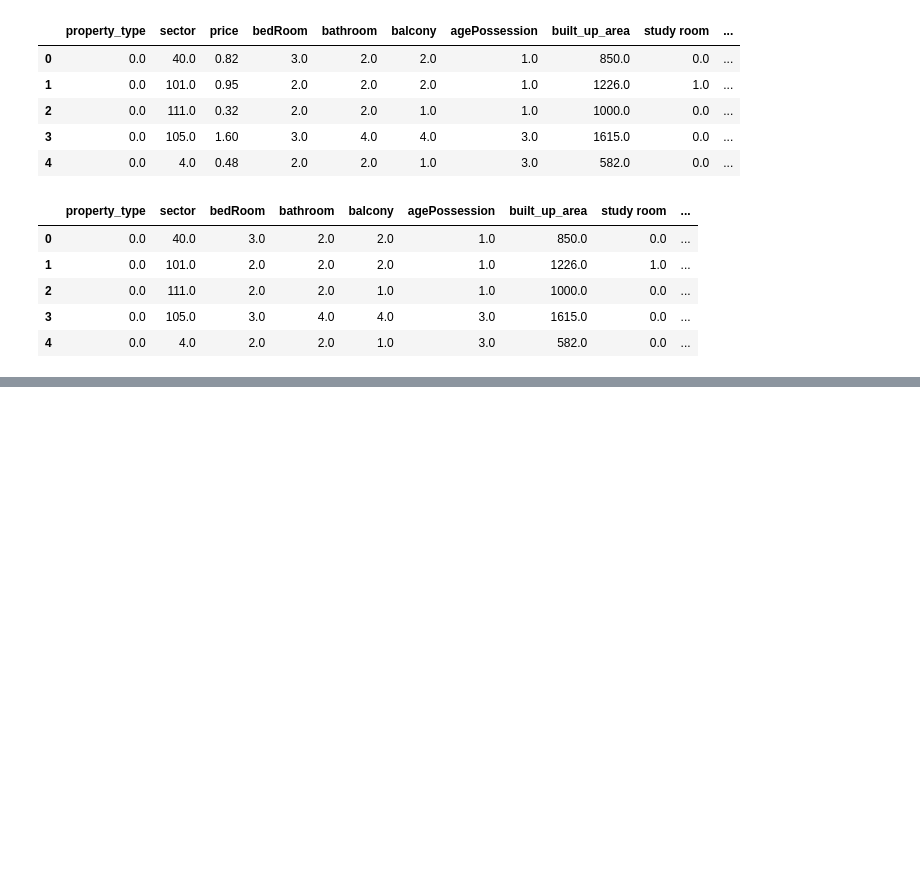
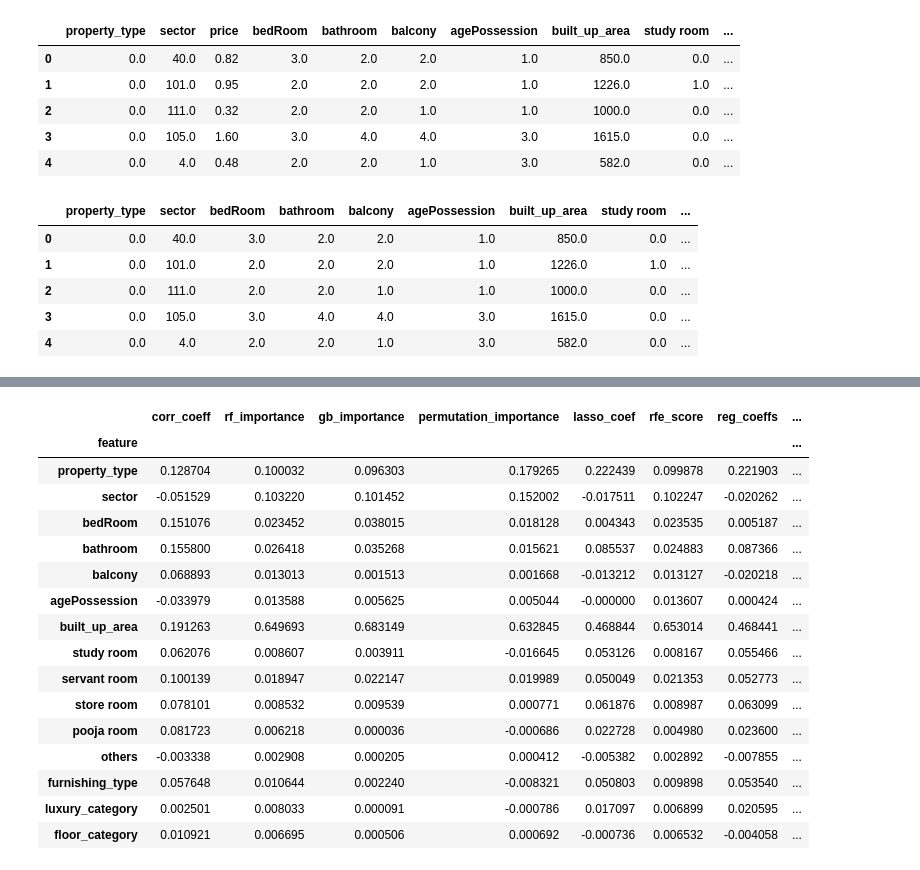
Before and after one commit to Data-Gyan/HousingAdvisor, a Jupyter notebook: featureSelection-featureEngineering.ipynb, the cells around one changed output, grey strips where cells are left out. Cells and saved outputs as stored; diff of their text form; code cells hidden in the pictures; blank space fills up the shorter version.

```diff
--- a/featureSelection-featureEngineering.ipynb
+++ b/featureSelection-featureEngineering.ipynb
@@ -212,0 +277,12 @@ x_label.head()
+# %%
+from sklearn.ensemble import GradientBoostingRegressor
+# train randomforestregressor on ;abel encoded data
+gb_label = GradientBoostingRegressor()
+gb_label.fit(X_label, y_label)
+
+#extract feature importance score for label encoded data
+fi_df3 = pd.DataFrame({
+    'feature':X_label.columns,
+    'gb_importance':gb_label.feature_importances_
+    }).sort_values(by='gb_importance', ascending=False)
+fi_df3
@@ -212,0 +525,21 @@ x_label.head()
+# %%
+norm_final_df = final_df.set_index('feature') / final_df.set_index('feature').sum()
+norm_final_df
+# %% [output]
+|  | corr_coeff | rf_importance | gb_importance | permutation_importance | lasso_coef | rfe_score | reg_coeffs | ... |
+| feature |  |  |  |  |  |  |  | ... |
+| property_type | 0.128704 | 0.100032 | 0.096303 | 0.179265 | 0.222439 | 0.099878 | 0.221903 | ... |
+| sector | -0.051529 | 0.103220 | 0.101452 | 0.152002 | -0.017511 | 0.102247 | -0.020262 | ... |
+| bedRoom | 0.151076 | 0.023452 | 0.038015 | 0.018128 | 0.004343 | 0.023535 | 0.005187 | ... |
+| bathroom | 0.155800 | 0.026418 | 0.035268 | 0.015621 | 0.085537 | 0.024883 | 0.087366 | ... |
+| balcony | 0.068893 | 0.013013 | 0.001513 | 0.001668 | -0.013212 | 0.013127 | -0.020218 | ... |
+| agePossession | -0.033979 | 0.013588 | 0.005625 | 0.005044 | -0.000000 | 0.013607 | 0.000424 | ... |
+| built_up_area | 0.191263 | 0.649693 | 0.683149 | 0.632845 | 0.468844 | 0.653014 | 0.468441 | ... |
+| study room | 0.062076 | 0.008607 | 0.003911 | -0.016645 | 0.053126 | 0.008167 | 0.055466 | ... |
+| servant room | 0.100139 | 0.018947 | 0.022147 | 0.019989 | 0.050049 | 0.021353 | 0.052773 | ... |
+| store room | 0.078101 | 0.008532 | 0.009539 | 0.000771 | 0.061876 | 0.008987 | 0.063099 | ... |
+| pooja room | 0.081723 | 0.006218 | 0.000036 | -0.000686 | 0.022728 | 0.004980 | 0.023600 | ... |
+| others | -0.003338 | 0.002908 | 0.000205 | 0.000412 | -0.005382 | 0.002892 | -0.007855 | ... |
+| furnishing_type | 0.057648 | 0.010644 | 0.002240 | -0.008321 | 0.050803 | 0.009898 | 0.053540 | ... |
+| luxury_category | 0.002501 | 0.008033 | 0.000091 | -0.000786 | 0.017097 | 0.006899 | 0.020595 | ... |
+| floor_category | 0.010921 | 0.006695 | 0.000506 | 0.000692 | -0.000736 | 0.006532 | -0.004058 | ... |
```
Also changed, not shown: parts of 28 cells of this notebook, 1 other file.
